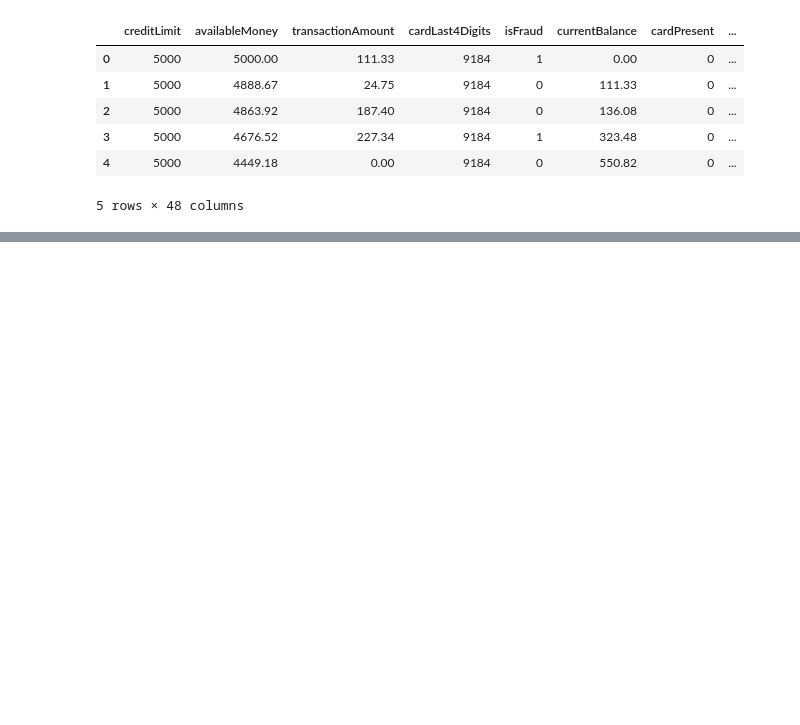
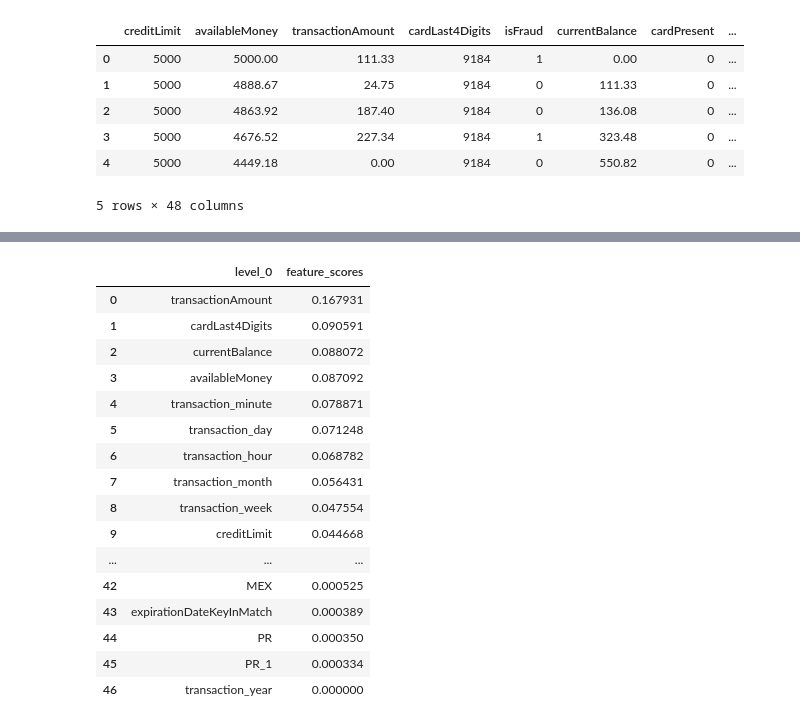
Before and after one commit to mdikas/Credit-Card-Fraudulent-Classification, a Jupyter notebook: Improved_Final_Project_Zenius_Data_Analysis_Kelompok_11.ipynb, the cells around one changed output, grey strips where cells are left out. Cells and saved outputs as stored; diff of their text form; code cells hidden in the pictures; blank space fills up the shorter version.

```diff
--- a/Improved_Final_Project_Zenius_Data_Analysis_Kelompok_11.ipynb
+++ b/Improved_Final_Project_Zenius_Data_Analysis_Kelompok_11.ipynb
@@ -736,0 +744,31 @@ plot_confusion_matrix(xgbc_base, X_test,y_test, cmap=plt.cm.Reds, ax=ax);
+# %%
+accuracy= []
+recall =[]
+auc= []
+precision = []
+tp = []
+tn = []
+fp = []
+fn = []
+
+
+rf = RandomForestClassifier(n_estimators = 200)
+rf.fit(X_train, y_train)
+y_pred = rf.predict(X_test)
+
+y_pred_prob = rf.predict_proba(X_test)[::,1]
+
+cm = confusion_matrix(y_test, y_pred)
+
+accuracy.append(round(accuracy_score(y_test, y_pred),2))
+recall.append(round(recall_score(y_test, y_pred),2))
+auc.append(round(roc_auc_score(y_test,y_pred_prob),2))
+precision.append(round(precision_score(y_test, y_pred),2))
+tp.append(cm[0,0])
+tn.append(cm[1,1])
+fp.append(cm[0,1])
+fn.append(cm[1,0])
+
+model_names = ['RandomForest_UnderSampling']
+underrf = pd.DataFrame({'Accuracy':accuracy,'Recall':recall,'ROC_AUC':auc, 'Precision':precision,'TP':tp,'TN':tn,'FP':fp,'FN':fn}, index=model_names)
+underrf
@@ -736,0 +830,20 @@ plot_confusion_matrix(xgbc_base, X_test,y_test, cmap=plt.cm.Reds, ax=ax);
+# %%
+feature_scores
+# %% [output]
+|  | level_0 | feature_scores |
+| 0 | transactionAmount | 0.167931 |
+| 1 | cardLast4Digits | 0.090591 |
+| 2 | currentBalance | 0.088072 |
+| 3 | availableMoney | 0.087092 |
+| 4 | transaction_minute | 0.078871 |
+| 5 | transaction_day | 0.071248 |
+| 6 | transaction_hour | 0.068782 |
+| 7 | transaction_month | 0.056431 |
+| 8 | transaction_week | 0.047554 |
+| 9 | creditLimit | 0.044668 |
+| ... | ... | ... |
+| 42 | MEX | 0.000525 |
+| 43 | expirationDateKeyInMatch | 0.000389 |
+| 44 | PR | 0.000350 |
+| 45 | PR_1 | 0.000334 |
+| 46 | transaction_year | 0.000000 |
```
Also changed, not shown: parts of 54 cells of this notebook.
